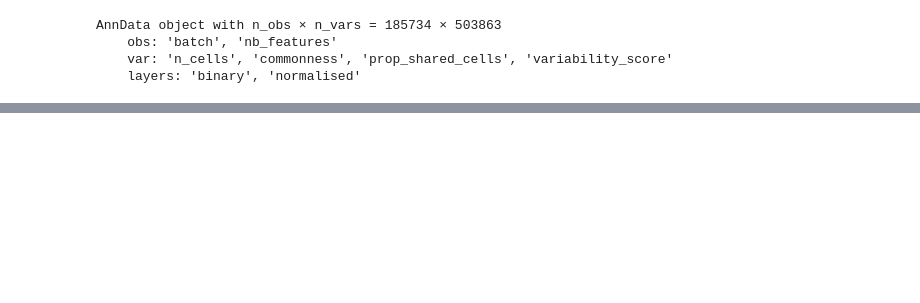
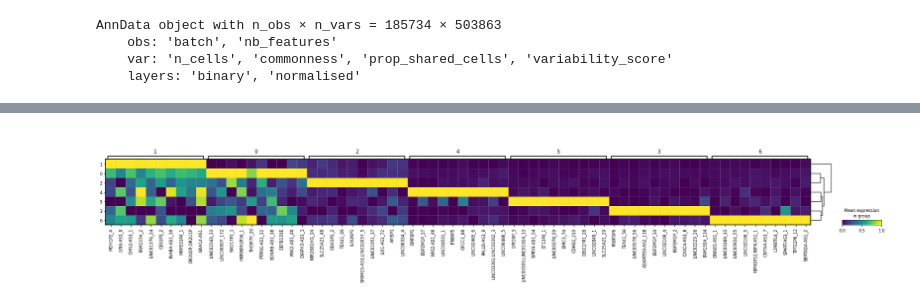
Before and after one commit to loosolab/Datenanalyse-2021, a Jupyter notebook: wp1/preprocessing/complete_liver_preprocessing1.8.ipynb, the cells around one changed output, grey strips where cells are left out. Drawn from its saved outputs; the diff is of its cells as text; code cells hidden in the pictures; blank space fills up the shorter version.

```diff
--- a/wp1/preprocessing/complete_liver_preprocessing1.8.ipynb
+++ b/wp1/preprocessing/complete_liver_preprocessing1.8.ipynb
@@ -224,0 +153,3 @@ len(adata.uns['rank_features_groups']['names'])
+# %%
+sc.pl.rank_genes_groups_matrixplot(assigned_adata, standard_scale='var', n_genes=10)
+# %% [output]
@@ -224,0 +157 @@ len(adata.uns['rank_features_groups']['names'])
+[figure, added]
```
Also changed, not shown: parts of 61 cells of this notebook, 1 other file.
